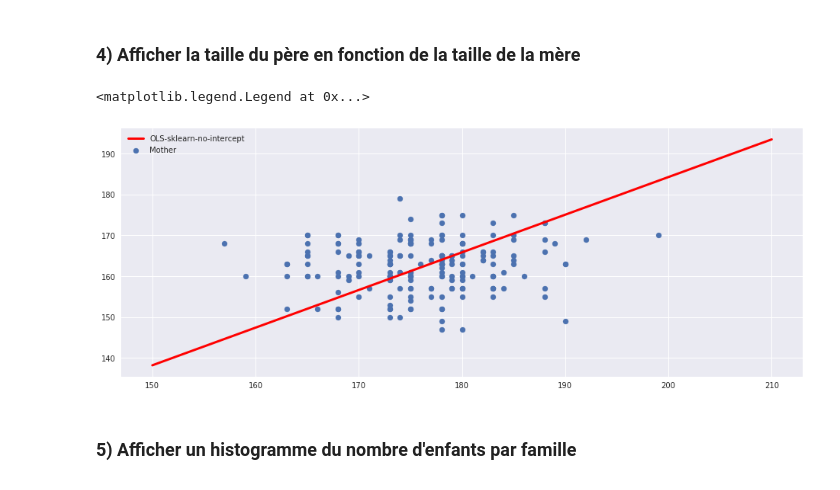
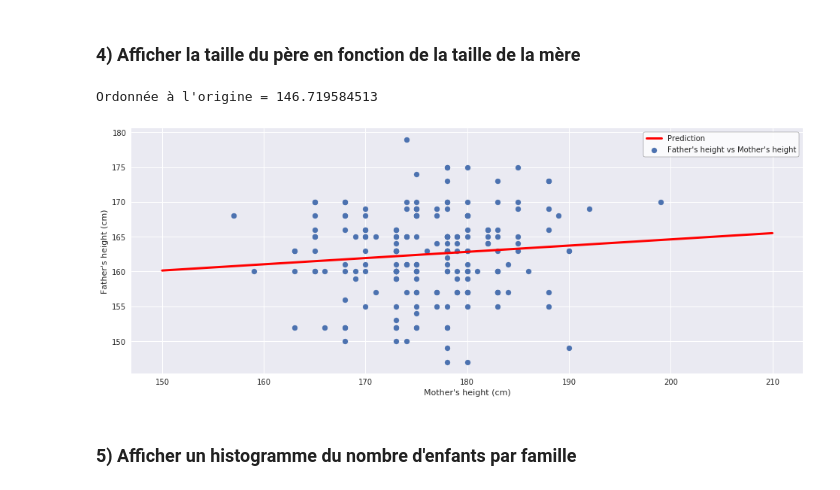
Before and after one commit to biarne-a/MDI720, a Jupyter notebook: TP2/TP2.ipynb, the cells around one changed output. Saved outputs shown, nothing was run; the diff lists cells and outputs as text; code cells hidden in the pictures.

```diff
--- a/TP2/TP2.ipynb
+++ b/TP2/TP2.ipynb
@@ -70,21 +70,30 @@ mother_df.plot.kde(ax=ax, color='orange', label='Mother\'s height denisties')
 [figure]
 # %% [markdown]
 ### 4) Afficher la taille du père en fonction de la taille de la mère
+# %%
+# Utility function
+def display_legend():
+    legend = plt.legend(frameon=True)
+    legend_frame = legend.get_frame()
+    legend_frame.set_color('white')
+    legend_frame.set_edgecolor('black')
 # %%
 # On affiche la taille du père en fonction de celle de la mère
 fig, ax = plt.subplots(figsize=(16,6))
-ax.scatter(father_df, mother_df)
+ax.scatter(father_df, mother_df, label="Father's height vs Mother's height")
+ax.set_xlabel("Mother's height (cm)")
+ax.set_ylabel("Father's height (cm)")
 
-skl_linmod_no_inter = linear_model.LinearRegression(fit_intercept=False)
-skl_linmod_no_inter.fit(father_df.values.reshape(len(father_df.values), 1), mother_df.values)
+model = linear_model.LinearRegression(fit_intercept=True)
+model.fit(father_df[:, np.newaxis], mother_df.values)
 xs = np.linspace(150.0, 210.0, num=2)
 X_to_predict = xs.reshape(len(xs), 1)
 
-
-ax.plot(X_to_predict, skl_linmod_no_inter.predict(X_to_predict), linewidth=3, label="OLS-sklearn-no-intercept", color='red')
-plt.legend()
+print("Ordonnée à l'origine = " + str(model.intercept_))
+ax.plot(X_to_predict, model.predict(X_to_predict), linewidth=3, label="Prediction", color='red')
+display_legend()
 # %% [output]
-<matplotlib.legend.Legend at 0x...>
+Ordonnée à l'origine = 146.719584513
-[figure, old version]
+[figure, new version]
 # %% [markdown]
 ### 5) Afficher un histogramme du nombre d'enfants par famille
```
Also changed, not shown: parts of 20 cells of this notebook.
